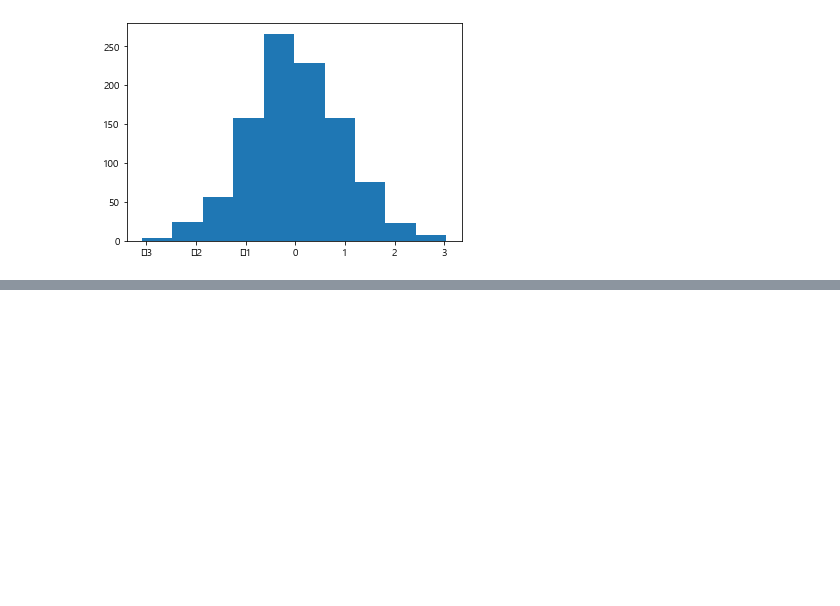
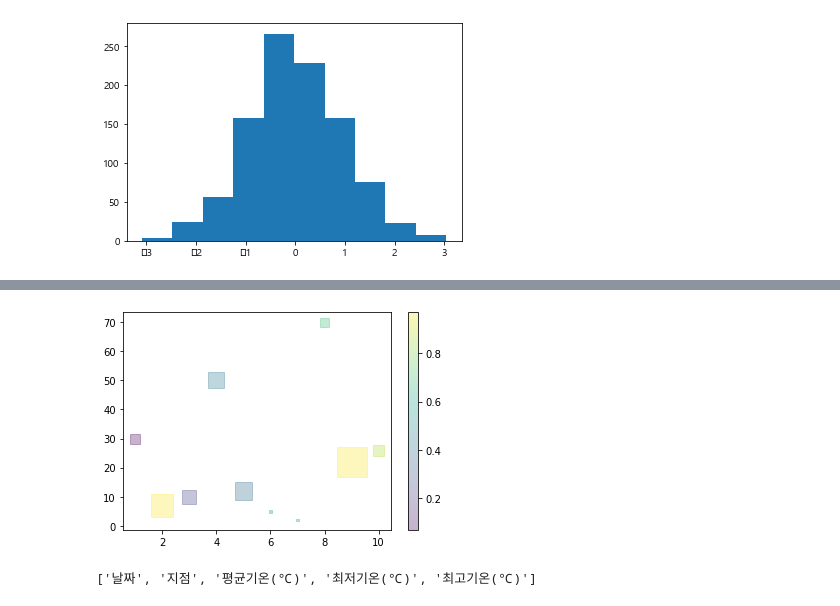
Before and after one commit to eunyeong1328/Study-Alone, a Jupyter notebook: python/BigData/NumpyPlot.ipynb, the cells around one changed output, grey strips where cells are left out. Saved outputs shown, nothing was run; the diff lists cells and outputs as text; code cells hidden in the pictures; blank space fills up the shorter version.

```diff
--- a/python/BigData/NumpyPlot.ipynb
+++ b/python/BigData/NumpyPlot.ipynb
@@ -721,0 +743,24 @@ plt.show()
+# %%
+import matplotlib.pyplot as plt
+import numpy as np
+%matplotlib inline
+x=[1,2,3,4,5,6,7,8,9,10]
+y=[30,7,10,50,12,5,2,70,22,26]
+size =[100,500,200,250,300,10,5,80,900,120]
+colors = np.random.rand(10)
+plt.scatter(x,y,s=size,c=colors,marker='s',alpha = 0.3) #alpha투명도
+plt.colorbar()
+plt.show()
+# %% [output]
+[figure, added]
+# %%
+import matplotlib.pyplot as plt
+import csv
+%matplotlib qt
+
+f = open("서울.csv")
+data = csv.reader(f)
+title = next(data)
+print(title)
+# %% [output]
+['날짜', '지점', '평균기온(℃)', '최저기온(℃)', '최고기온(℃)']
```
Also changed, not shown: parts of 24 cells of this notebook.
